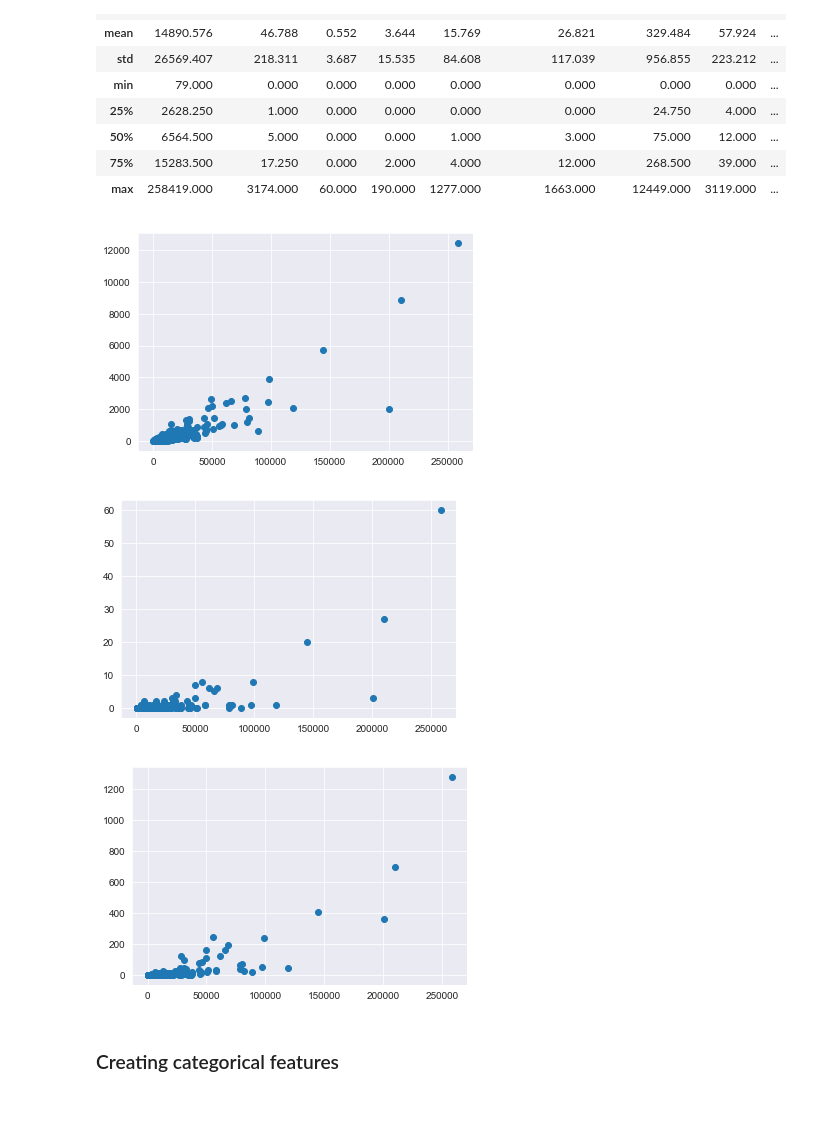
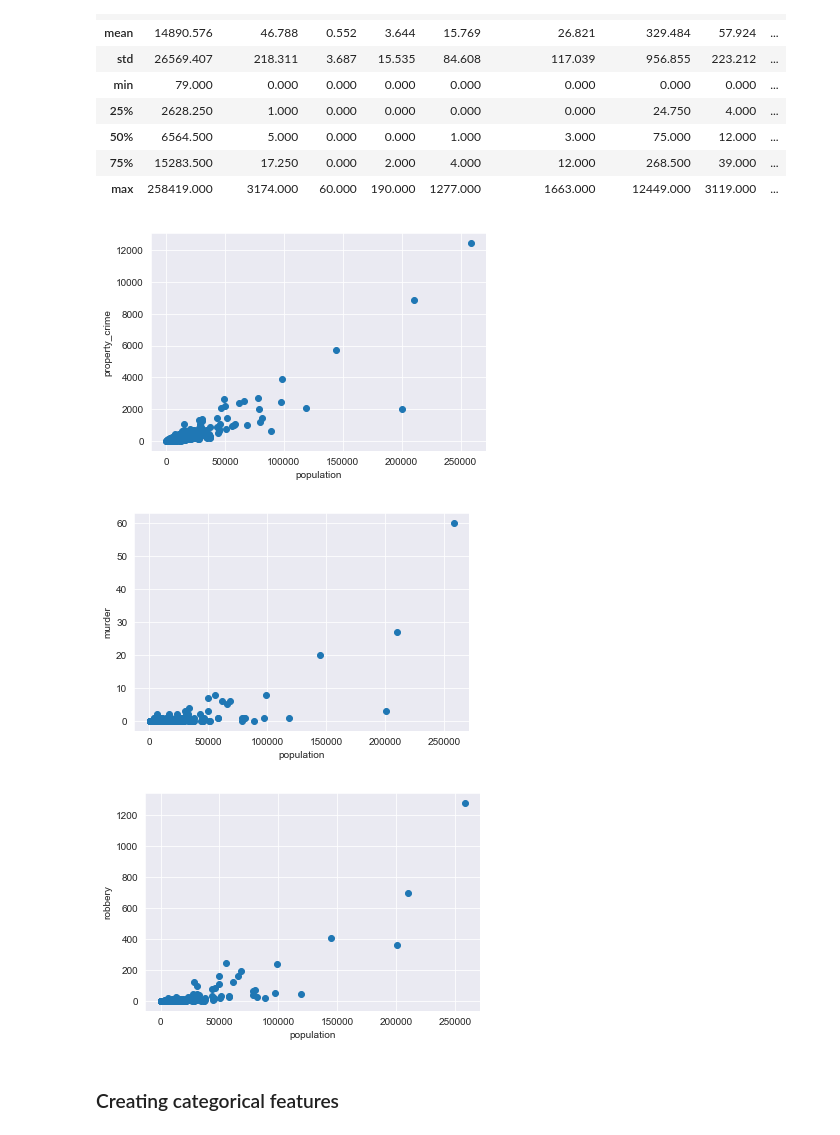
Before and after one commit to MitchellEwing/Drills, a Jupyter notebook: bootcamp/unit2/validationLinearRegression_CrimeNY.ipynb, the cells around one changed output. Cells and saved outputs as stored; diff of their text form; code cells hidden in the pictures; blank space fills up the shorter version.

```diff
--- a/bootcamp/unit2/validationLinearRegression_CrimeNY.ipynb
+++ b/bootcamp/unit2/validationLinearRegression_CrimeNY.ipynb
@@ -444,17 +438,23 @@ df_2014.describe()
 | max | 258419.000 | 3174.000 | 60.000 | 190.000 | 1277.000 | 1663.000 | 12449.000 | 3119.000 | ... |
 # %%
 plt.scatter(x='population', y='property_crime', data=df_2014)
+plt.xlabel('population')
+plt.ylabel('property_crime')
 plt.show()
 
 plt.scatter(x='population', y='murder', data=df_2014)
+plt.xlabel('population')
+plt.ylabel('murder')
 plt.show()
 
 plt.scatter(x='population', y='robbery', data=df_2014)
+plt.xlabel('population')
+plt.ylabel('robbery')
 plt.show()
 # %% [output]
-[figure, old version]
+[figure, new version]
-[figure, old version]
+[figure, new version]
-[figure, old version]
+[figure, new version]
 # %% [markdown]
 ### Creating categorical features
 # %%
```
Also changed, not shown: parts of 12 cells of this notebook.
